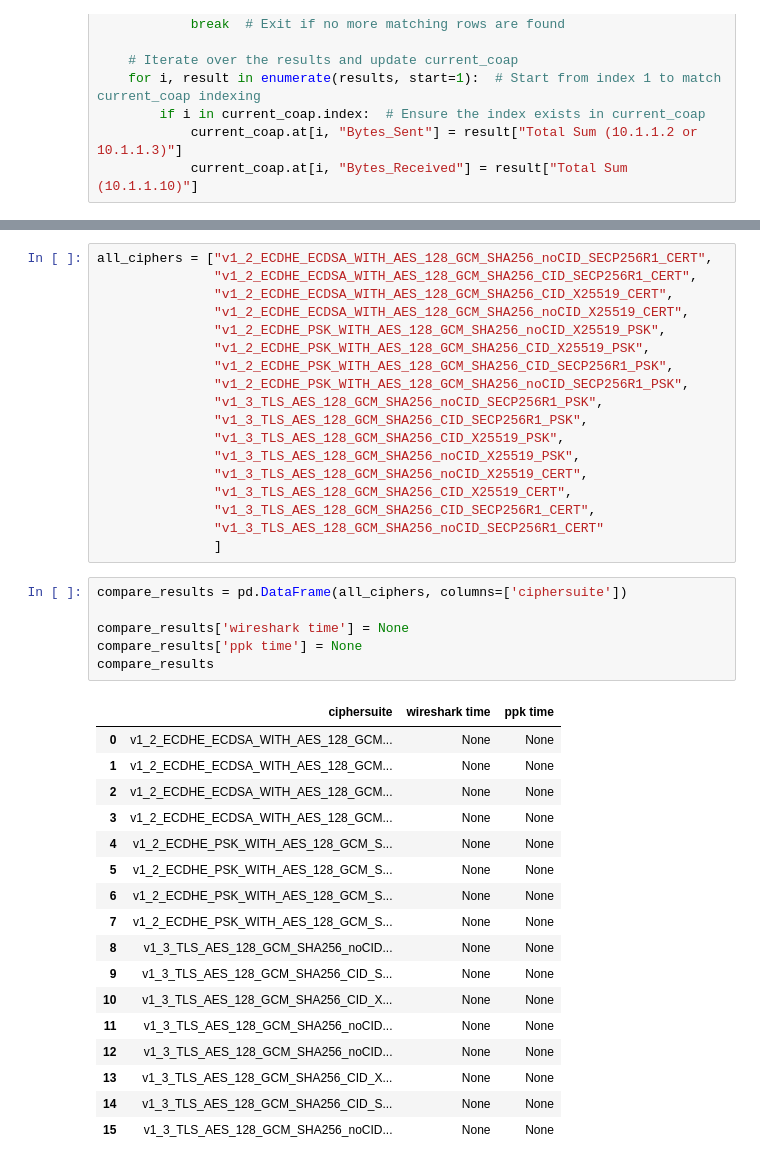
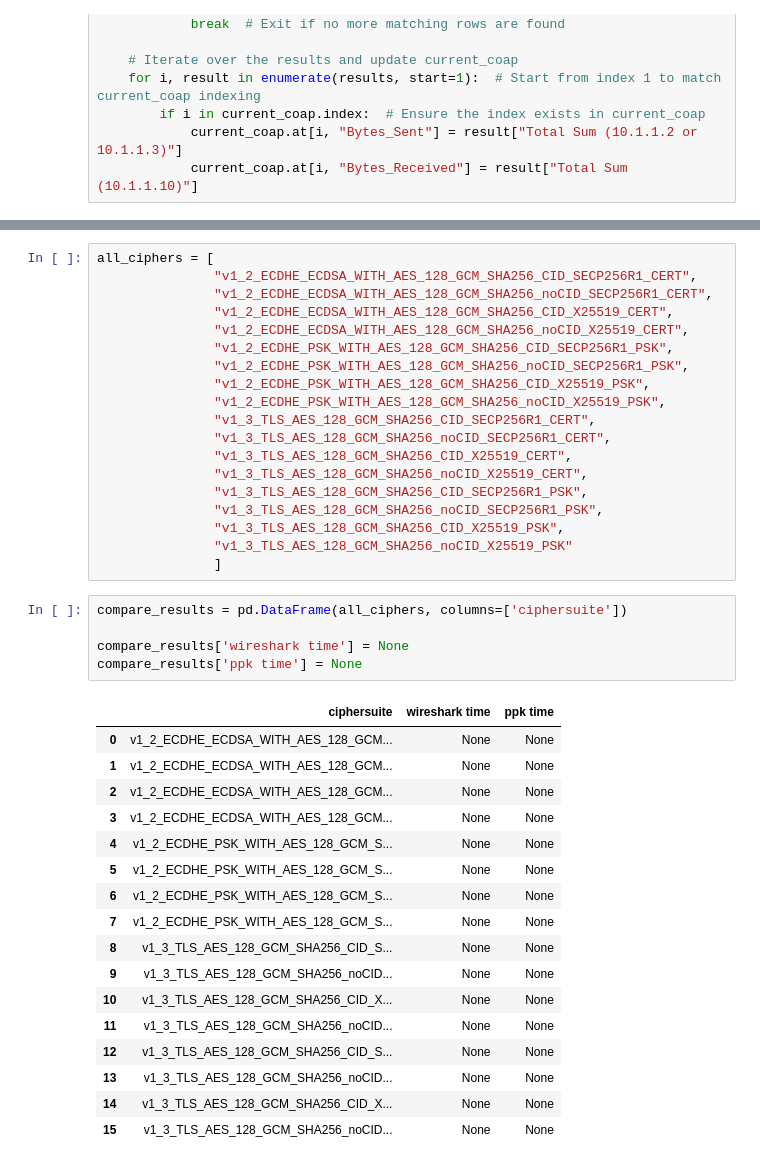
Before and after one commit to Johann-Zurner/DTLS_CoAP_Client, a Jupyter notebook: extra_thesis_material/python_plots.ipynb, the cells around one changed output, grey strips where cells are left out. Saved outputs shown, nothing was run; the diff lists cells and outputs as text.

```diff
--- a/extra_thesis_material/python_plots.ipynb
+++ b/extra_thesis_material/python_plots.ipynb
@@ -581,44 +589,44 @@ Saved plot to C:\Users\jzurn\Documents\Studium\HBRS\Bachelorarbeit\Messungen\pyt
 # %%
-all_ciphers = ["v1_2_ECDHE_ECDSA_WITH_AES_128_GCM_SHA256_noCID_SECP256R1_CERT",
+all_ciphers = [
                "v1_2_ECDHE_ECDSA_WITH_AES_128_GCM_SHA256_CID_SECP256R1_CERT",
+               "v1_2_ECDHE_ECDSA_WITH_AES_128_GCM_SHA256_noCID_SECP256R1_CERT",
                "v1_2_ECDHE_ECDSA_WITH_AES_128_GCM_SHA256_CID_X25519_CERT",
                "v1_2_ECDHE_ECDSA_WITH_AES_128_GCM_SHA256_noCID_X25519_CERT",
-               "v1_2_ECDHE_PSK_WITH_AES_128_GCM_SHA256_noCID_X25519_PSK",
-               "v1_2_ECDHE_PSK_WITH_AES_128_GCM_SHA256_CID_X25519_PSK",
                "v1_2_ECDHE_PSK_WITH_AES_128_GCM_SHA256_CID_SECP256R1_PSK",
                "v1_2_ECDHE_PSK_WITH_AES_128_GCM_SHA256_noCID_SECP256R1_PSK",
+               "v1_2_ECDHE_PSK_WITH_AES_128_GCM_SHA256_CID_X25519_PSK",
+               "v1_2_ECDHE_PSK_WITH_AES_128_GCM_SHA256_noCID_X25519_PSK",
+               "v1_3_TLS_AES_128_GCM_SHA256_CID_SECP256R1_CERT",
+               "v1_3_TLS_AES_128_GCM_SHA256_noCID_SECP256R1_CERT",
+               "v1_3_TLS_AES_128_GCM_SHA256_CID_X25519_CERT",
+               "v1_3_TLS_AES_128_GCM_SHA256_noCID_X25519_CERT",
+               "v1_3_TLS_AES_128_GCM_SHA256_CID_SECP256R1_PSK",
                "v1_3_TLS_AES_128_GCM_SHA256_noCID_SECP256R1_PSK",
-               "v1_3_TLS_AES_128_GCM_SHA256_CID_SECP256R1_PSK",
                "v1_3_TLS_AES_128_GCM_SHA256_CID_X25519_PSK",
-               "v1_3_TLS_AES_128_GCM_SHA256_noCID_X25519_PSK",
-               "v1_3_TLS_AES_128_GCM_SHA256_noCID_X25519_CERT",
-               "v1_3_TLS_AES_128_GCM_SHA256_CID_X25519_CERT",
-               "v1_3_TLS_AES_128_GCM_SHA256_CID_SECP256R1_CERT",
-               "v1_3_TLS_AES_128_GCM_SHA256_noCID_SECP256R1_CERT"
+               "v1_3_TLS_AES_128_GCM_SHA256_noCID_X25519_PSK"
                ]
 # %%
 compare_results = pd.DataFrame(all_ciphers, columns=['ciphersuite'])
 
 compare_results['wireshark time'] = None
 compare_results['ppk time'] = None
-compare_results
 # %% [output]
 |  | ciphersuite | wireshark time | ppk time |
 | 0 | v1_2_ECDHE_ECDSA_WITH_AES_128_GCM... | None | None |
 | 1 | v1_2_ECDHE_ECDSA_WITH_AES_128_GCM... | None | None |
 | 2 | v1_2_ECDHE_ECDSA_WITH_AES_128_GCM... | None | None |
 | 3 | v1_2_ECDHE_ECDSA_WITH_AES_128_GCM... | None | None |
 | 4 | v1_2_ECDHE_PSK_WITH_AES_128_GCM_S... | None | None |
 | 5 | v1_2_ECDHE_PSK_WITH_AES_128_GCM_S... | None | None |
 | 6 | v1_2_ECDHE_PSK_WITH_AES_128_GCM_S... | None | None |
 | 7 | v1_2_ECDHE_PSK_WITH_AES_128_GCM_S... | None | None |
-| 8 | v1_3_TLS_AES_128_GCM_SHA256_noCID... | None | None |
-| 9 | v1_3_TLS_AES_128_GCM_SHA256_CID_S... | None | None |
+| 8 | v1_3_TLS_AES_128_GCM_SHA256_CID_S... | None | None |
+| 9 | v1_3_TLS_AES_128_GCM_SHA256_noCID... | None | None |
 | 10 | v1_3_TLS_AES_128_GCM_SHA256_CID_X... | None | None |
 | 11 | v1_3_TLS_AES_128_GCM_SHA256_noCID... | None | None |
-| 12 | v1_3_TLS_AES_128_GCM_SHA256_noCID... | None | None |
-| 13 | v1_3_TLS_AES_128_GCM_SHA256_CID_X... | None | None |
-| 14 | v1_3_TLS_AES_128_GCM_SHA256_CID_S... | None | None |
+| 12 | v1_3_TLS_AES_128_GCM_SHA256_CID_S... | None | None |
+| 13 | v1_3_TLS_AES_128_GCM_SHA256_noCID... | None | None |
+| 14 | v1_3_TLS_AES_128_GCM_SHA256_CID_X... | None | None |
 | 15 | v1_3_TLS_AES_128_GCM_SHA256_noCID... | None | None |
 # %%
 import pandas as pd
```
Also changed, not shown: parts of 10 cells of this notebook.
